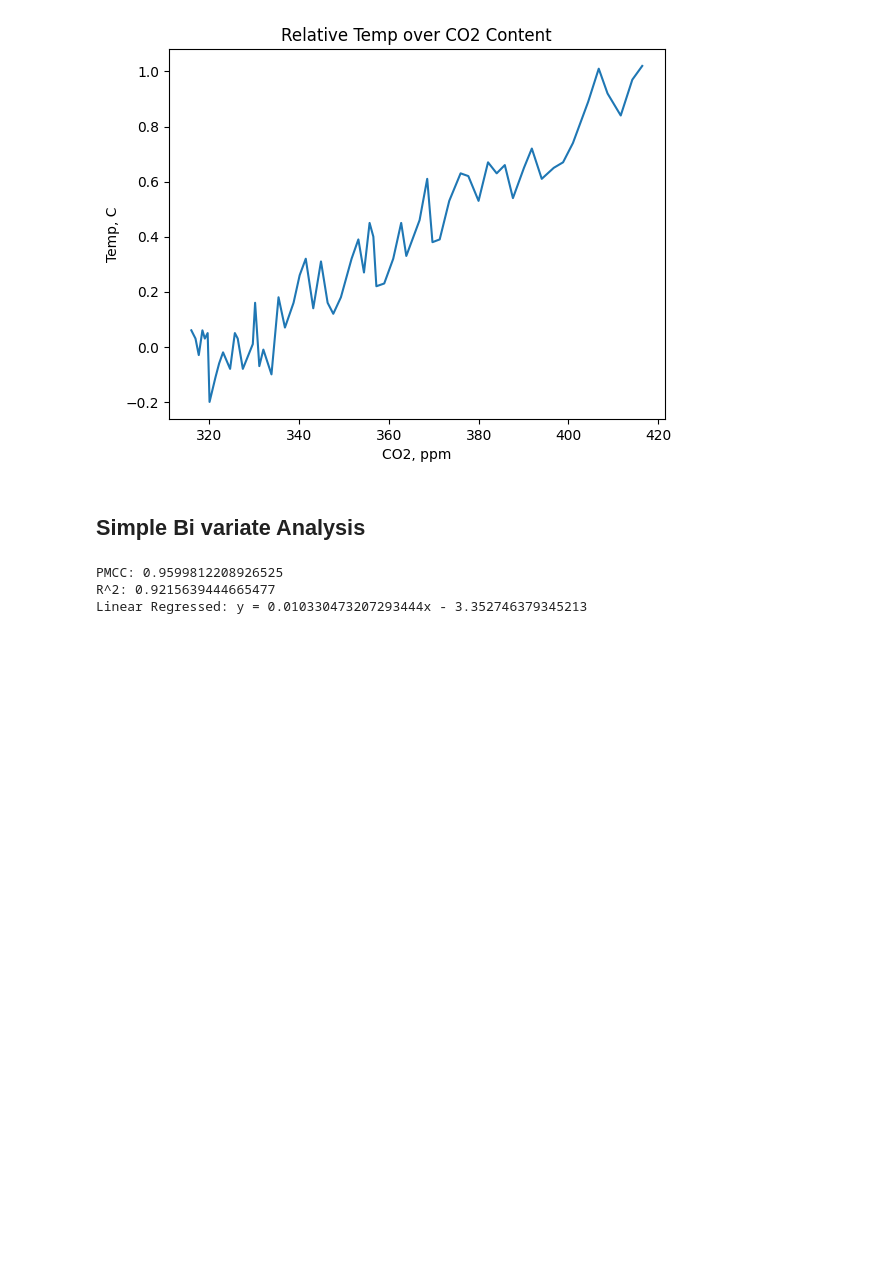
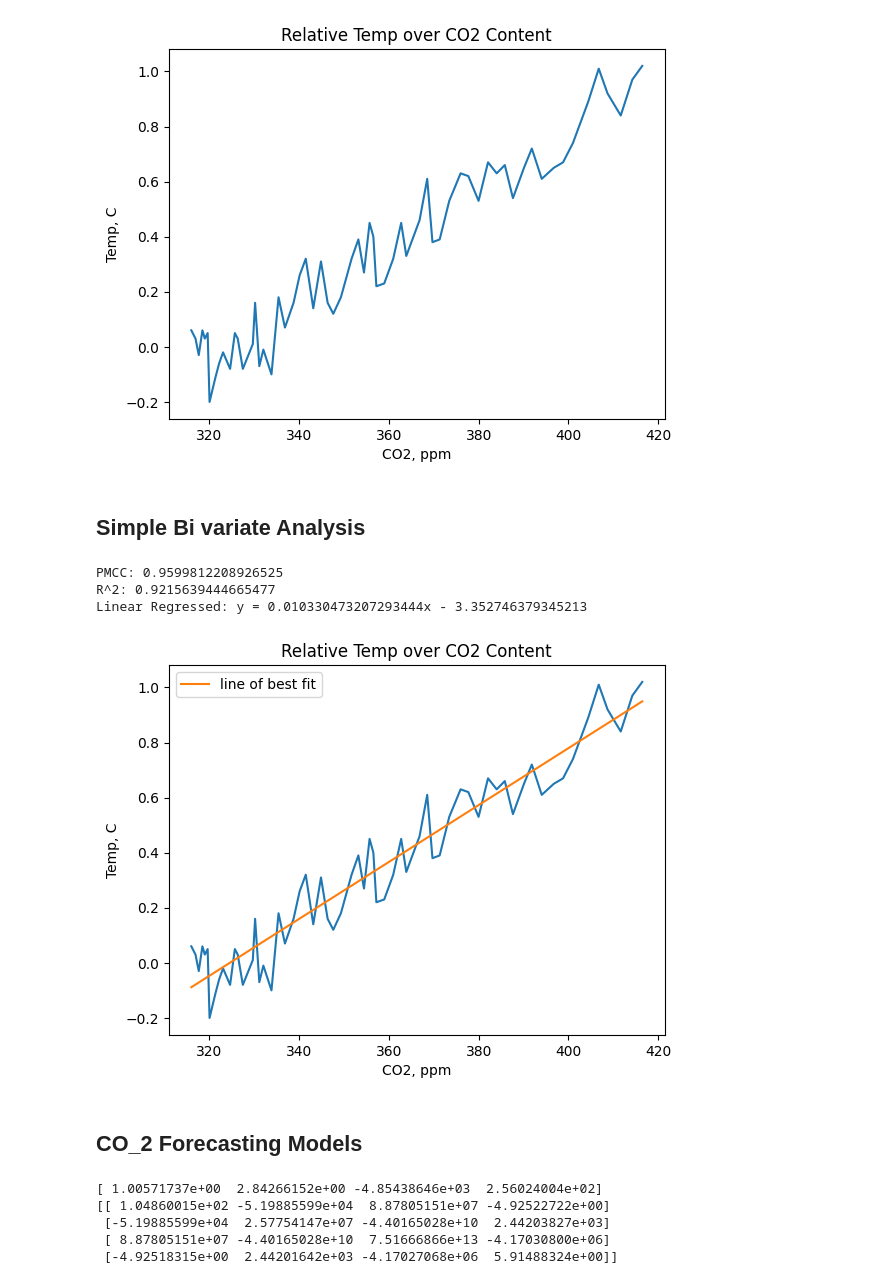
Before and after one commit to akioweh/The-HiMCM, a Jupyter notebook: py/main.ipynb, the cells around one changed output. Cells and saved outputs as stored; diff of their text form; code cells hidden in the pictures; blank space fills up the shorter version.

```diff
--- a/py/main.ipynb
+++ b/py/main.ipynb
@@ -52,3 +68,15 @@ print(
 PMCC: 0.9599812208926525
 R^2: 0.9215639444665477
 Linear Regressed: y = 0.010330473207293444x - 3.352746379345213
+# %%
+plt.plot(ct_df[['co2']], ct_df[['temp']])
+plt.plot(ct_df[['co2']], pred, label='line of best fit')
+plt.title('Relative Temp over CO2 Content')
+plt.ylabel('Temp, C')
+plt.xlabel('CO2, ppm')
+plt.legend()
+plt.show()
+# %% [output]
+[figure, added]
+# %% [markdown]
+## CO_2 Forecasting Models
@@ -54,0 +90,10 @@ Linear Regressed: y = 0.010330473207293444x - 3.352746379345213
+# %%
+pmt, cov = curve_fit(expo_func, co2_df['year'], co2_df['y'])
+print(pmt)
+print(cov)
+# %% [output]
+[ 1.00571737e+00  2.84266152e+00 -4.85438646e+03  2.56024004e+02]
+[[ 1.04860015e+02 -5.19885599e+04  8.87805151e+07 -4.92522722e+00]
+ [-5.19885599e+04  2.57754147e+07 -4.40165028e+10  2.44203827e+03]
+ [ 8.87805151e+07 -4.40165028e+10  7.51666866e+13 -4.17030800e+06]
+ [-4.92518315e+00  2.44201642e+03 -4.17027068e+06  5.91488324e+00]]
```
Also changed, not shown: parts of 19 cells of this notebook.
